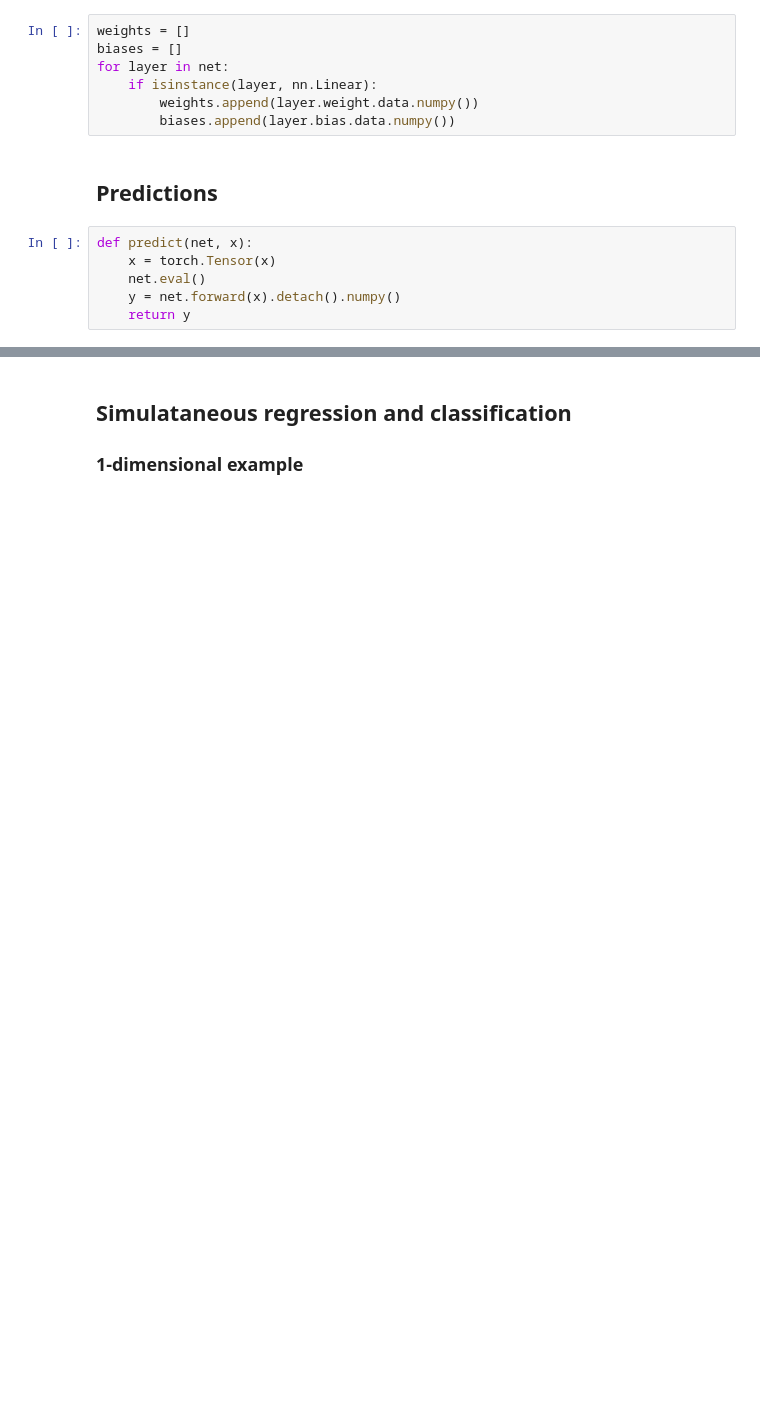
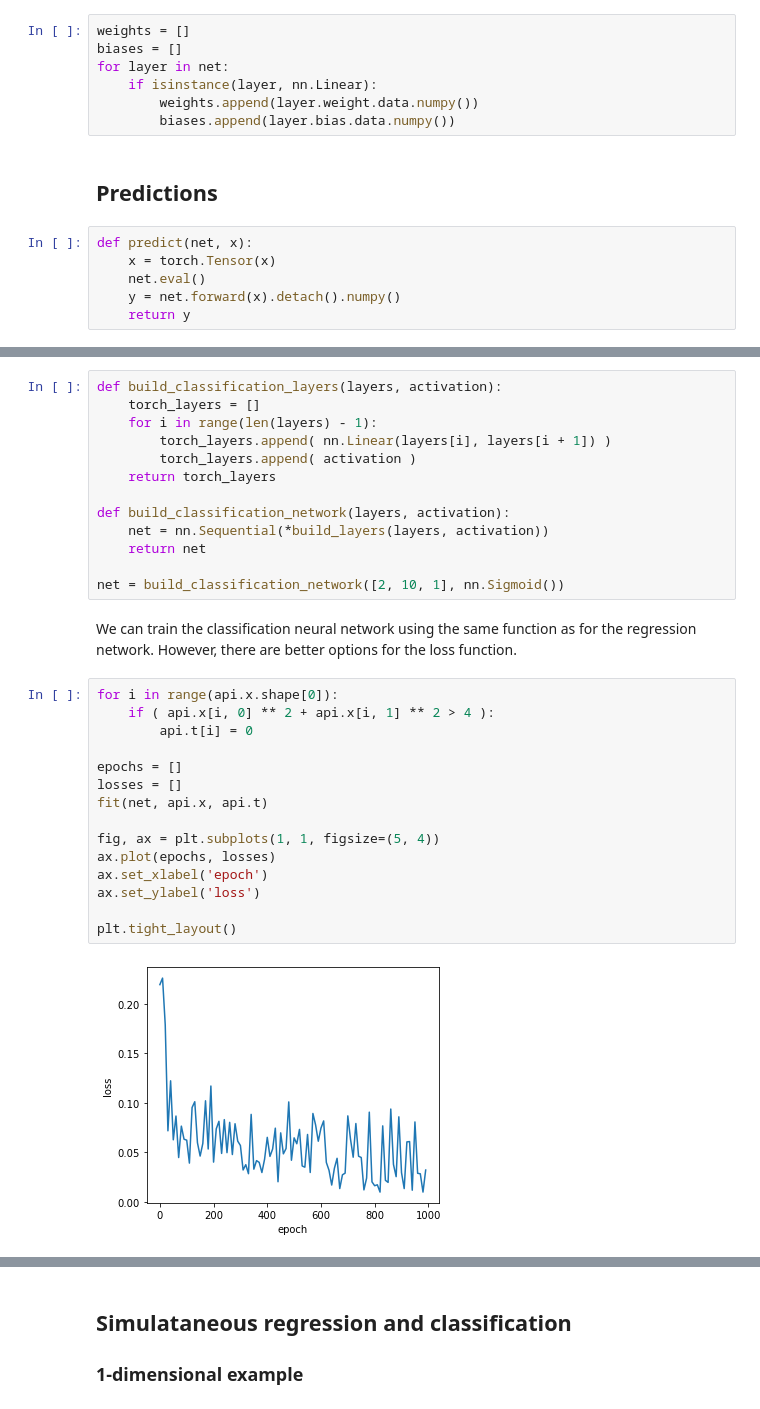
Before and after one commit to MGuo-Lab/oodx, a Jupyter notebook: notebooks/neural_networks.ipynb, the cells around one changed output, grey strips where cells are left out. Saved outputs shown, nothing was run; the diff lists cells and outputs as text; blank space fills up the shorter version.

```diff
--- a/notebooks/neural_networks.ipynb
+++ b/notebooks/neural_networks.ipynb
@@ -223,0 +235,32 @@ plt.tight_layout()
+# %%
+def build_classification_layers(layers, activation):
+    torch_layers = []
+    for i in range(len(layers) - 1):
+        torch_layers.append( nn.Linear(layers[i], layers[i + 1]) )
+        torch_layers.append( activation )
+    return torch_layers
+
+def build_classification_network(layers, activation):
+    net = nn.Sequential(*build_layers(layers, activation))
+    return net
+
+net = build_classification_network([2, 10, 1], nn.Sigmoid())
+# %% [markdown]
+We can train the classification neural network using the same function as for the regression network. However, there are better options for the loss function.
+# %%
+for i in range(api.x.shape[0]):
+    if ( api.x[i, 0] ** 2 + api.x[i, 1] ** 2 > 4 ):
+        api.t[i] = 0
+
+epochs = []
+losses = []
+fit(net, api.x, api.t)
+
+fig, ax = plt.subplots(1, 1, figsize=(5, 4))
+ax.plot(epochs, losses)
+ax.set_xlabel('epoch')
+ax.set_ylabel('loss')
+
+plt.tight_layout()
+# %% [output]
+[figure, added]
```
Also changed, not shown: parts of 28 cells of this notebook, 1 other file.
